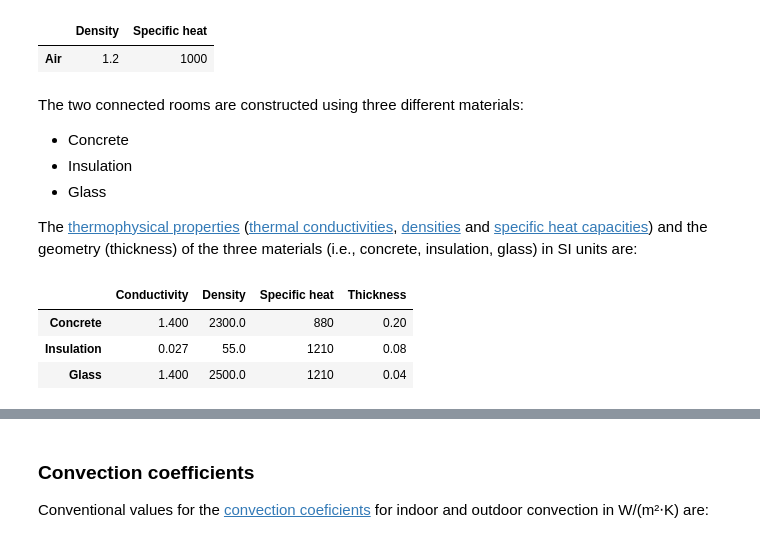
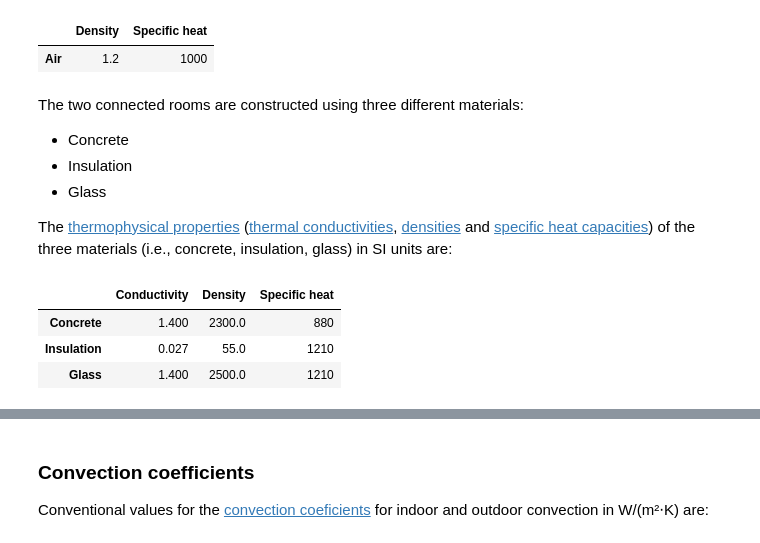
Before and after one commit to gubleet1/dm4bem-project, a Jupyter notebook: 00_Project_Etienne-Gubler.ipynb, the cells around one changed output, grey strips where cells are left out. Cells and saved outputs as stored; diff of their text form; code cells hidden in the pictures.

```diff
--- a/00_Project_Etienne-Gubler.ipynb
+++ b/00_Project_Etienne-Gubler.ipynb
@@ -70,30 +70,27 @@ The two connected rooms are constructed using three different materials:
 - Insulation
 - Glass
 
-The [thermophysical properties](https://energieplus-lesite.be/donnees/enveloppe44/enveloppe2/conductivite-thermique-des-materiaux/) ([thermal conductivities](https://en.m.wikipedia.org/wiki/List_of_thermal_conductivities), [densities](https://en.wikipedia.org/wiki/Density) and [specific heat capacities](https://en.m.wikipedia.org/wiki/Table_of_specific_heat_capacities)) and the geometry (thickness) of the three materials (i.e., concrete, insulation, glass) in SI units are:
+The [thermophysical properties](https://energieplus-lesite.be/donnees/enveloppe44/enveloppe2/conductivite-thermique-des-materiaux/) ([thermal conductivities](https://en.m.wikipedia.org/wiki/List_of_thermal_conductivities), [densities](https://en.wikipedia.org/wiki/Density) and [specific heat capacities](https://en.m.wikipedia.org/wiki/Table_of_specific_heat_capacities)) of the three materials (i.e., concrete, insulation, glass) in SI units are:
 # %%
 concrete = {'Conductivity': 1.400,
             'Density': 2300.0,
-            'Specific heat': 880,
-            'Thickness': 0.2}
+            'Specific heat': 880}
 
 insulation = {'Conductivity': 0.027,
               'Density': 55.0,
-              'Specific heat': 1210,
-              'Thickness': 0.08}
+              'Specific heat': 1210}
 
 glass = {'Conductivity': 1.4,
          'Density': 2500,
-         'Specific heat': 1210,
-         'Thickness': 0.04}
+         'Specific heat': 1210}
 
 materials = pd.DataFrame.from_dict({'Concrete': concrete,
                                     'Insulation': insulation,
                                     'Glass': glass},
                                    orient='index')
 materials
 # %% [output]
-|  | Conductivity | Density | Specific heat | Thickness |
-| Concrete | 1.400 | 2300.0 | 880 | 0.20 |
-| Insulation | 0.027 | 55.0 | 1210 | 0.08 |
-| Glass | 1.400 | 2500.0 | 1210 | 0.04 |
+|  | Conductivity | Density | Specific heat |
+| Concrete | 1.400 | 2300.0 | 880 |
+| Insulation | 0.027 | 55.0 | 1210 |
+| Glass | 1.400 | 2500.0 | 1210 |
```
Also changed, not shown: parts of 6 cells of this notebook.
